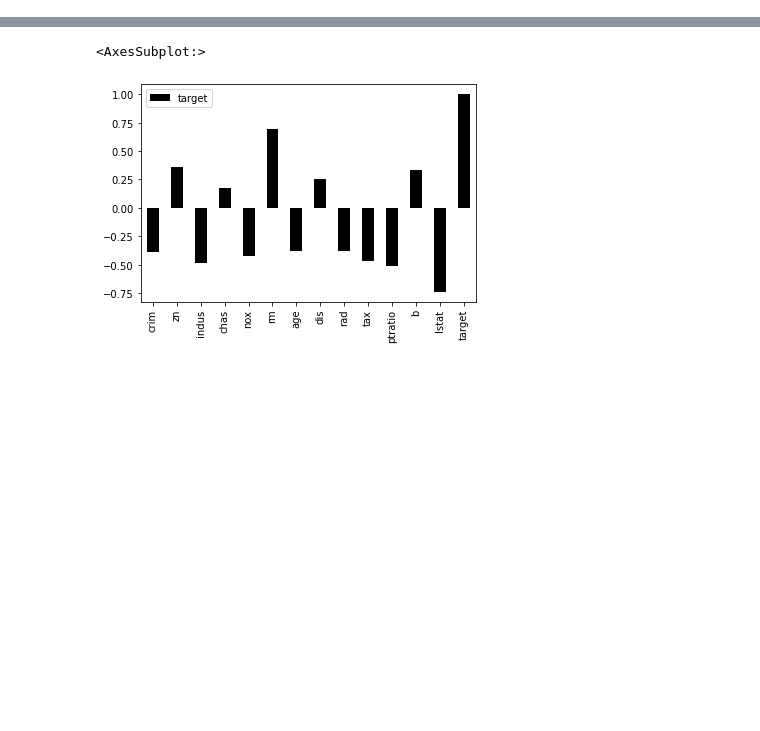
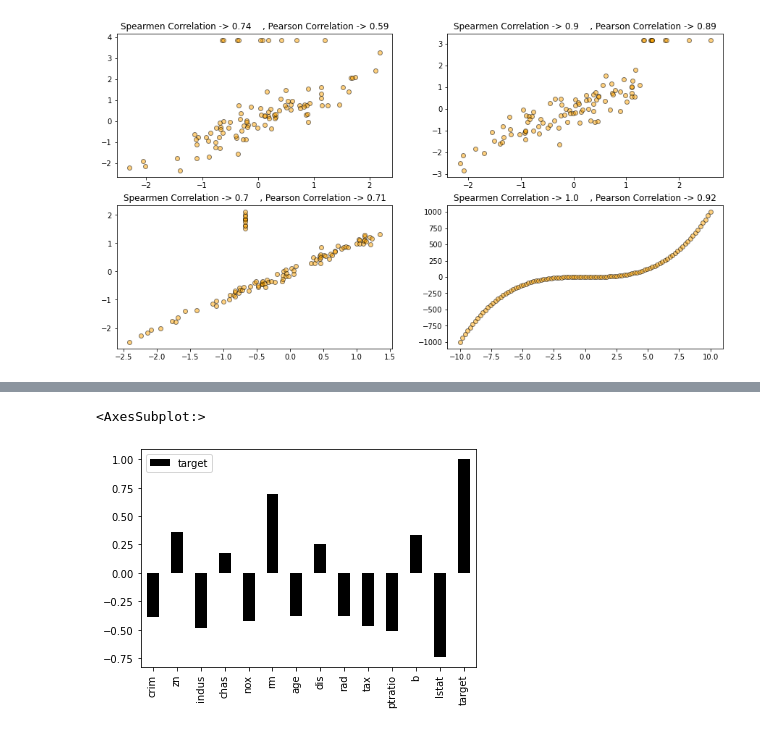
Before and after one commit to shoaibkhanz/Scikit-Learn-a-complete-machine-learning-book, a Jupyter notebook: book/_build/html/_sources/notebooks/chapter1/correlation.ipynb, the cells around one changed output, grey strips where cells are left out. Drawn from its saved outputs; the diff is of its cells as text; code cells hidden in the pictures; blank space fills up the shorter version.

```diff
--- a/book/_build/html/_sources/notebooks/chapter1/correlation.ipynb
+++ b/book/_build/html/_sources/notebooks/chapter1/correlation.ipynb
@@ -20 +129,56 @@ from sklearn.datasets import load_boston
+# %%
+from scipy.special import expit
+np.random.seed(1)
+scatter_dataX1 = np.random.randn(100)
+scatter_dataY1 = scatter_dataX1 + np.random.randn(100) * 0.5
+scatter_dataY1[-10:] = 3 + np.random.rand(1)
+
+scatter_dataX2 = np.sort(np.random.randn(100))
+scatter_dataY2 = scatter_dataX2 + np.random.randn(100) * 0.5
+scatter_dataY2[-10:] = 3 + np.random.rand(1)
+
+scatter_dataX3 = np.sort(np.random.randn(100))
+scatter_dataY3 = scatter_dataX3 + np.random.randn(100) * 0.1
+scatter_dataX3[-10:] = -1 + np.random.rand(1)
+
+
+scatter_dataX4 = np.linspace(-10,10,100)
+scatter_dataY4 = scatter_dataX4**3 #+ np.random.randn(100)*0.05
+# scatter_dataX4[-10:] = -1 + np.random.rand(1)
+# %%
+_, ((ax1, ax2), (ax3, ax4)) = plt.subplots(nrows=2, ncols=2, figsize=(15, 8))
+ax1.scatter(
+    scatter_dataX1, scatter_dataY1, alpha=0.5, color="orange", edgecolor="k"
+)
+ax1.set_title(
+    f"Spearmen Correlation -> {round(spearmanr(scatter_dataX1,scatter_dataY1)[0],2)}\
+    , Pearson Correlation -> {round(pearsonr(scatter_dataX1,scatter_dataY1)[0],2)}"
+)
+
+ax2.scatter(
+    scatter_dataX2, scatter_dataY2, alpha=0.5, color="orange", edgecolor="k"
+)
+ax2.set_title(
+    f"Spearmen Correlation -> {round(spearmanr(scatter_dataX2,scatter_dataY2)[0],2)}\
+    , Pearson Correlation -> {round(pearsonr(scatter_dataX2,scatter_dataY2)[0],2)}"
+)
+
+ax3.scatter(
+    scatter_dataX3, scatter_dataY3, alpha=0.5, color="orange", edgecolor="k"
+)
+ax3.set_title(
+    f"Spearmen Correlation -> {round(spearmanr(scatter_dataX3,scatter_dataY3)[0],2)}\
+    , Pearson Correlation -> {round(pearsonr(scatter_dataX3,scatter_dataY3)[0],2)}"
+)
+
+ax4.scatter(
+    scatter_dataX4, scatter_dataY4, alpha=0.5, color="orange", edgecolor="k"
+)
+ax4.set_title(
+    f"Spearmen Correlation -> {round(spearmanr(scatter_dataX4,scatter_dataY4)[0],2)}\
+    , Pearson Correlation -> {round(pearsonr(scatter_dataX4,scatter_dataY4)[0],2)}"
+)
+plt.show()
+# %% [output]
+[figure, added]
 # %%
```
Also changed, not shown: parts of 15 cells of this notebook, 23 other files.
